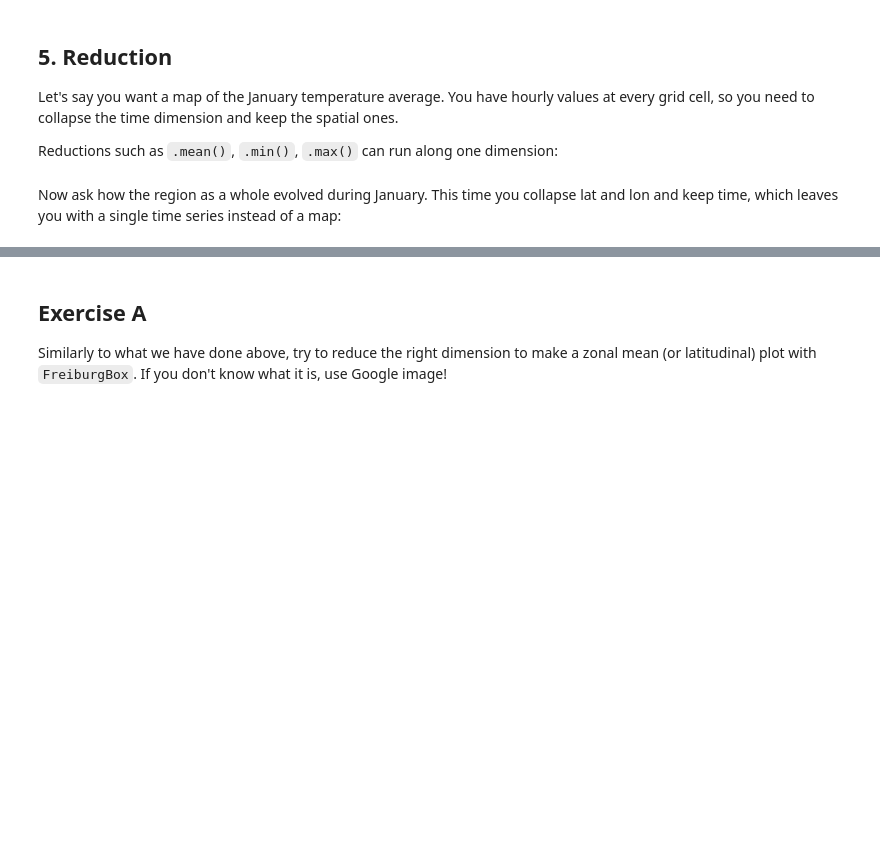
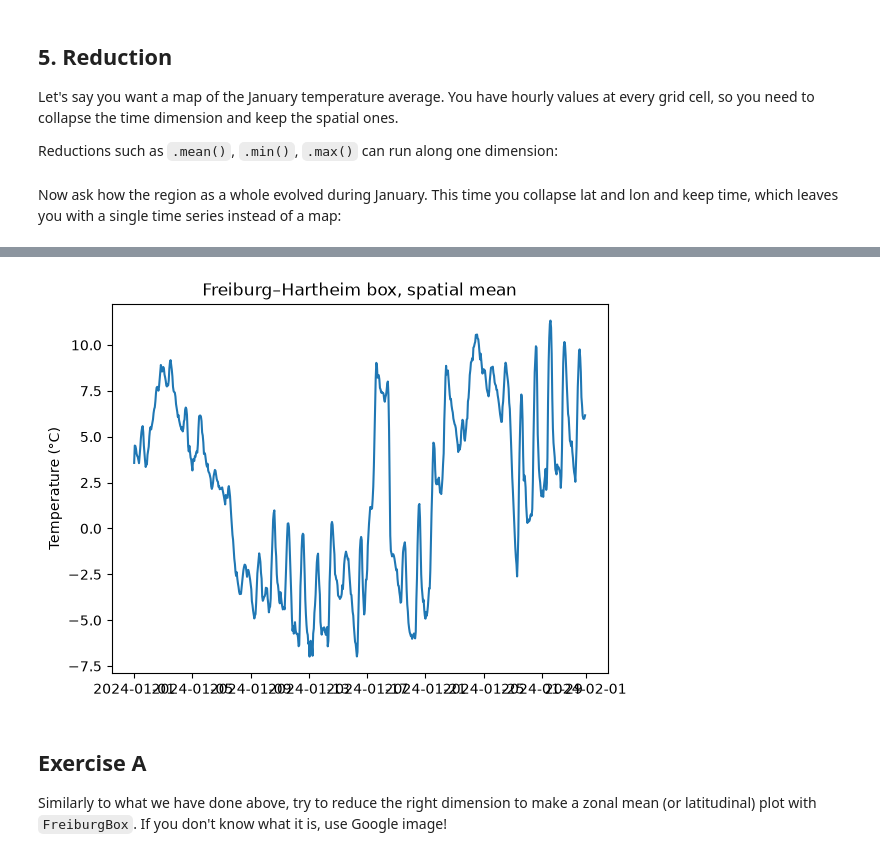
Before and after one commit to future-forests/coding-course, a Jupyter notebook: solutions/05a-geospatial-data.ipynb, the cells around one changed output, grey strips where cells are left out. Saved outputs shown, nothing was run; the diff lists cells and outputs as text; code cells hidden in the pictures; blank space fills up the shorter version.

```diff
--- a/solutions/05a-geospatial-data.ipynb
+++ b/solutions/05a-geospatial-data.ipynb
@@ -173,8 +185,10 @@ print(BoxSpatialMean.dims)
 # %%
-plt.plot(BoxSpatialMean)
+plt.plot(BoxSpatialMean.time, BoxSpatialMean)
 plt.ylabel('Temperature (°C)')
 plt.title('Freiburg–Hartheim box, spatial mean')
 plt.show()
+# %% [output]
+[figure, added]
 # %% [markdown]
 ## Exercise A
 
```
Also changed, not shown: parts of 27 cells of this notebook.
